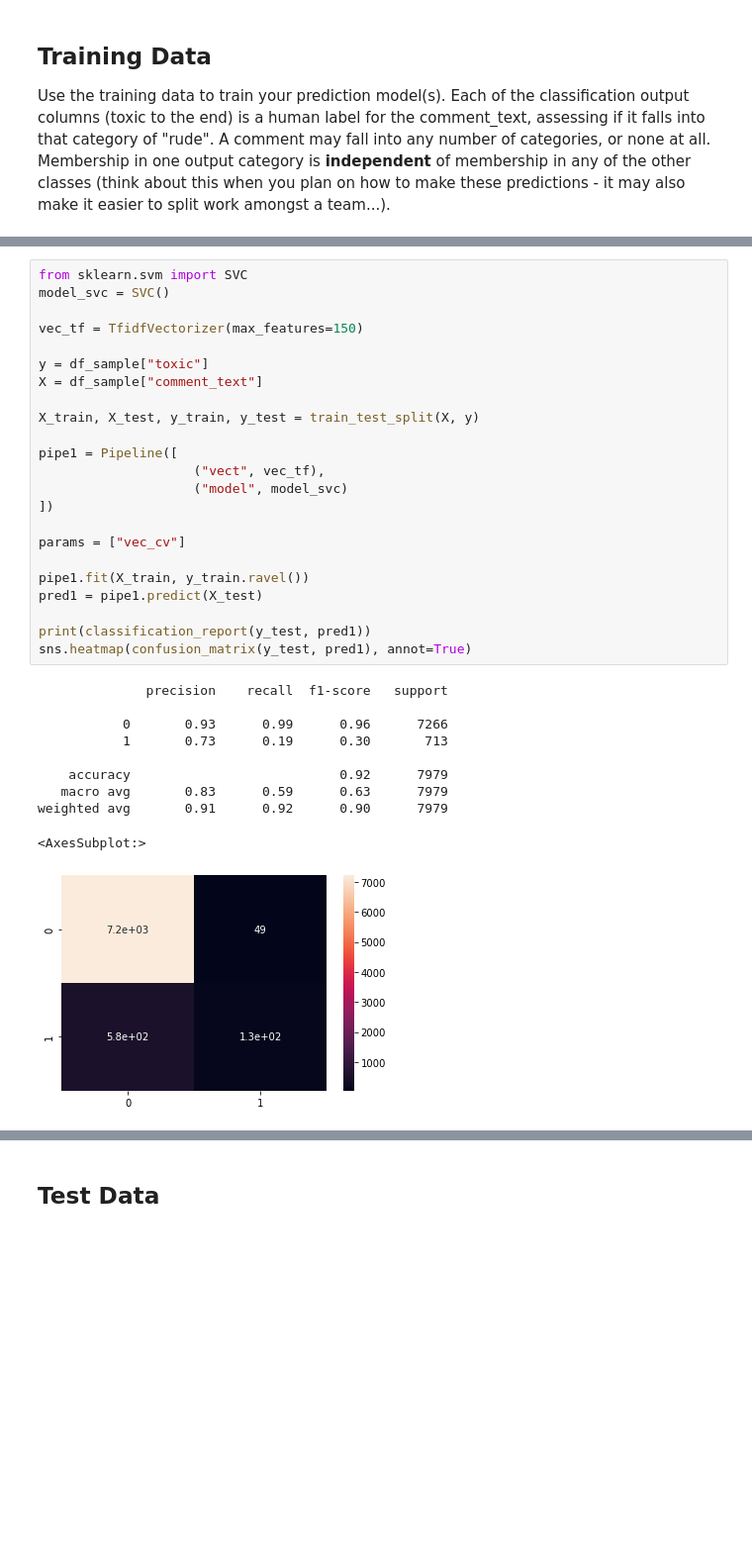
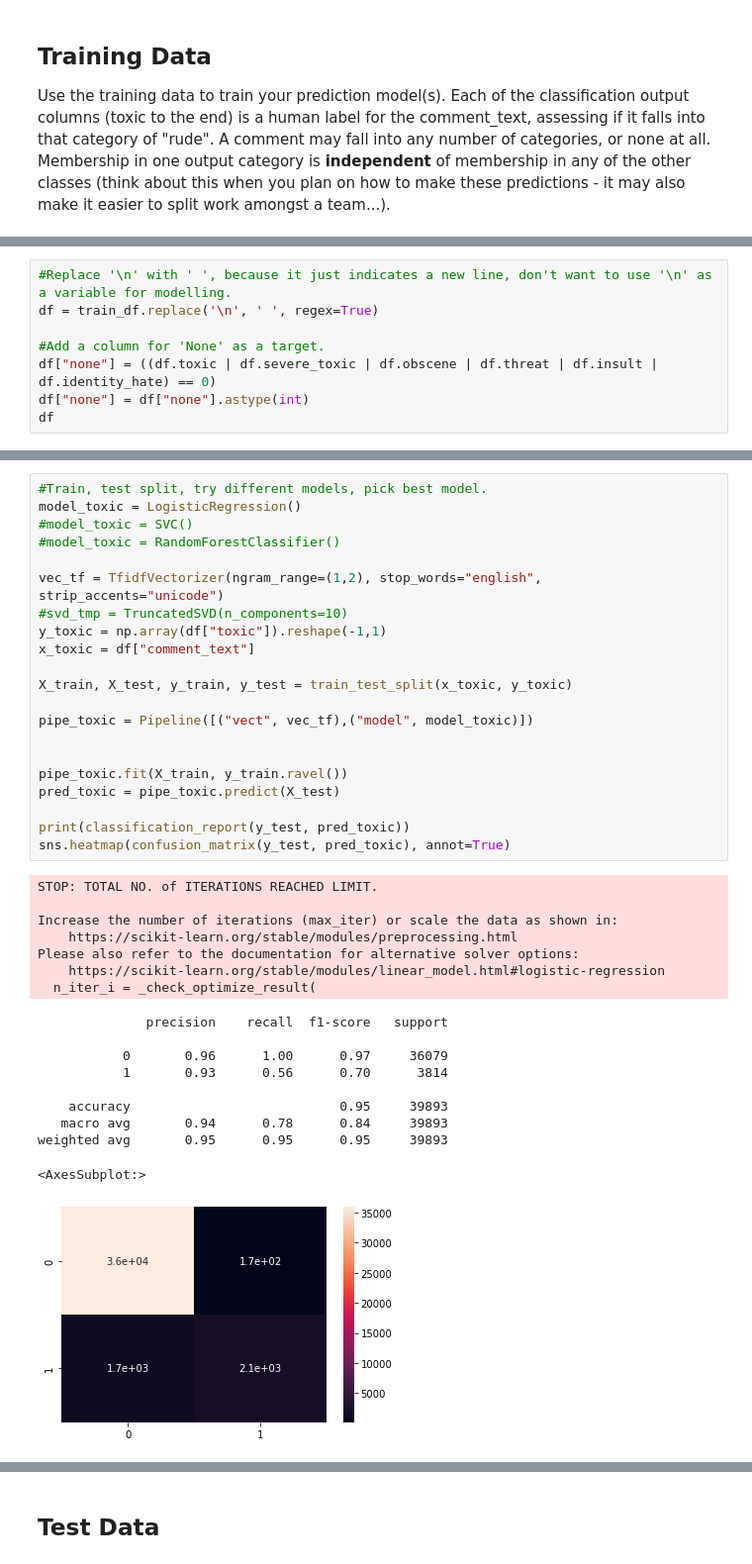
Before and after one commit to guochuanyong/ItML_Project_1_Students, a Jupyter notebook: proj_1_start.ipynb, the cells around one changed output, grey strips where cells are left out. Shown at 99% size. Drawn from its saved outputs; the diff is of its cells as text; blank space fills up the shorter version.

```diff
--- a/proj_1_start.ipynb
+++ b/proj_1_start.ipynb
@@ -61,0 +56,8 @@ from sklearn.model_selection import GridSearchCV
+# %%
+#Replace '\n' with ' ', because it just indicates a new line, don't want to use '\n' as a variable for modelling.
+df = train_df.replace('\n', ' ', regex=True)
+
+#Add a column for 'None' as a target.
+df["none"] = ((df.toxic | df.severe_toxic | df.obscene | df.threat | df.insult | df.identity_hate) == 0)
+df["none"] = df["none"].astype(int)
+df
@@ -62,34 +80,39 @@ from sklearn.model_selection import GridSearchCV
 # %%
-from sklearn.svm import SVC
-model_svc = SVC()
+#Train, test split, try different models, pick best model.
+model_toxic = LogisticRegression()
+#model_toxic = SVC()
+#model_toxic = RandomForestClassifier()
 
-vec_tf = TfidfVectorizer(max_features=150)
+vec_tf = TfidfVectorizer(ngram_range=(1,2), stop_words="english", strip_accents="unicode")
+#svd_tmp = TruncatedSVD(n_components=10)
+y_toxic = np.array(df["toxic"]).reshape(-1,1)
+x_toxic = df["comment_text"]
 
-y = df_sample["toxic"]
-X = df_sample["comment_text"]
+X_train, X_test, y_train, y_test = train_test_split(x_toxic, y_toxic)
 
-X_train, X_test, y_train, y_test = train_test_split(X, y)
+pipe_toxic = Pipeline([("vect", vec_tf),("model", model_toxic)])
 
-pipe1 = Pipeline([
-                    ("vect", vec_tf),
-                    ("model", model_svc)
-])
 
-params = ["vec_cv"]
+pipe_toxic.fit(X_train, y_train.ravel())
+pred_toxic = pipe_toxic.predict(X_test)
 
-pipe1.fit(X_train, y_train.ravel())
-pred1 = pipe1.predict(X_test)
-
-print(classification_report(y_test, pred1))
-sns.heatmap(confusion_matrix(y_test, pred1), annot=True)
+print(classification_report(y_test, pred_toxic))
+sns.heatmap(confusion_matrix(y_test, pred_toxic), annot=True)
 # %% [output]
-              precision    recall  f1-score   support
+STOP: TOTAL NO. of ITERATIONS REACHED LIMIT.
 
-           0       0.93      0.99      0.96      7266
-           1       0.73      0.19      0.30       713
-
-    accuracy                           0.92      7979
-   macro avg       0.83      0.59      0.63      7979
-weighted avg       0.91      0.92      0.90      7979
+Increase the number of iterations (max_iter) or scale the data as shown in:
+    https://scikit-learn.org/stable/modules/preprocessing.html
+Please also refer to the documentation for alternative solver options:
+    https://scikit-learn.org/stable/modules/linear_model.html#logistic-regression
+  n_iter_i = _check_optimize_result(
-<AxesSubplot:>
+              precision    recall  f1-score   support
+
+           0       0.96      1.00      0.97     36079
+           1       0.93      0.56      0.70      3814
+
+    accuracy                           0.95     39893
+   macro avg       0.94      0.78      0.84     39893
+weighted avg       0.95      0.95      0.95     39893
+<AxesSubplot:>
-[figure, old version]
+[figure, new version]
```
Also changed, not shown: parts of 25 cells of this notebook, 1 other file.
